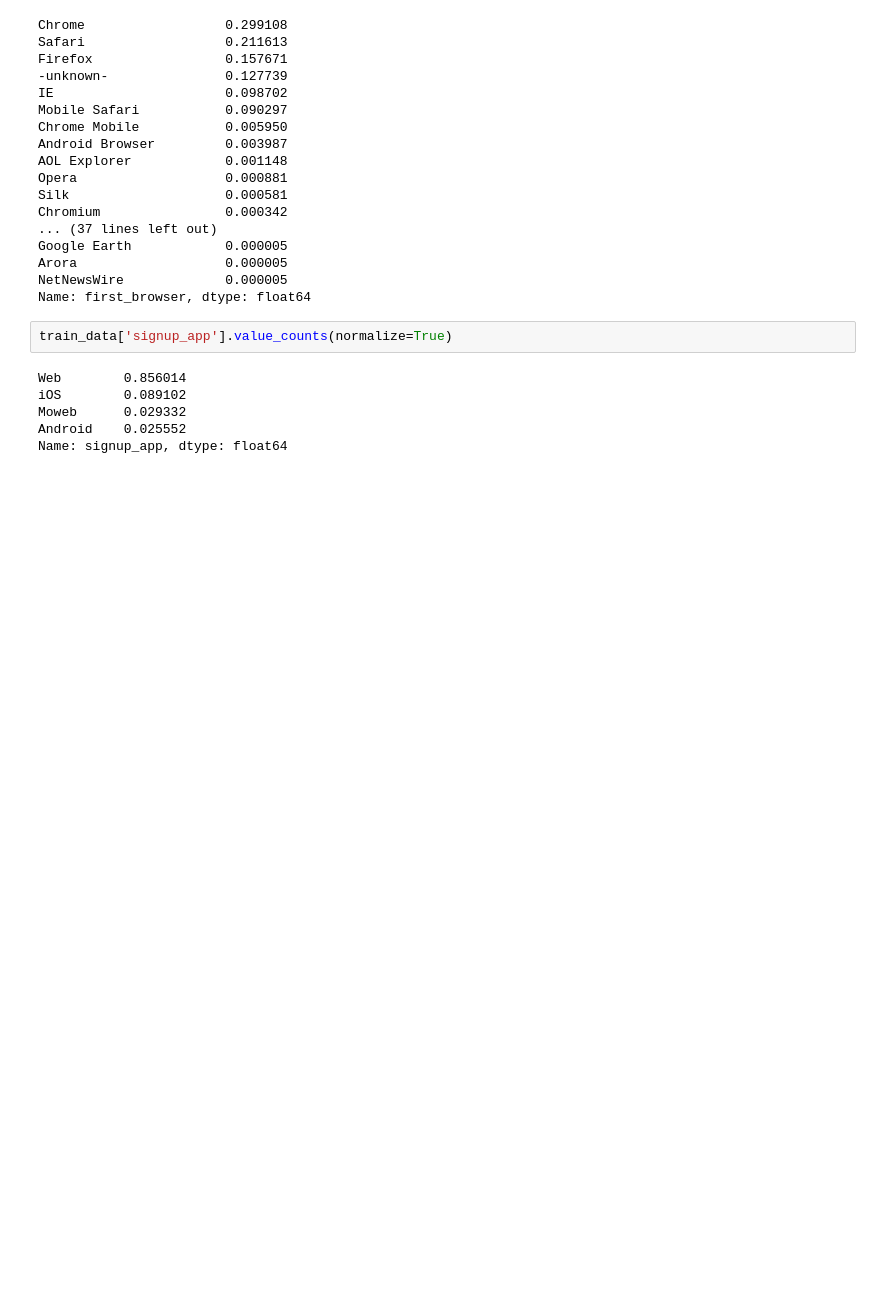
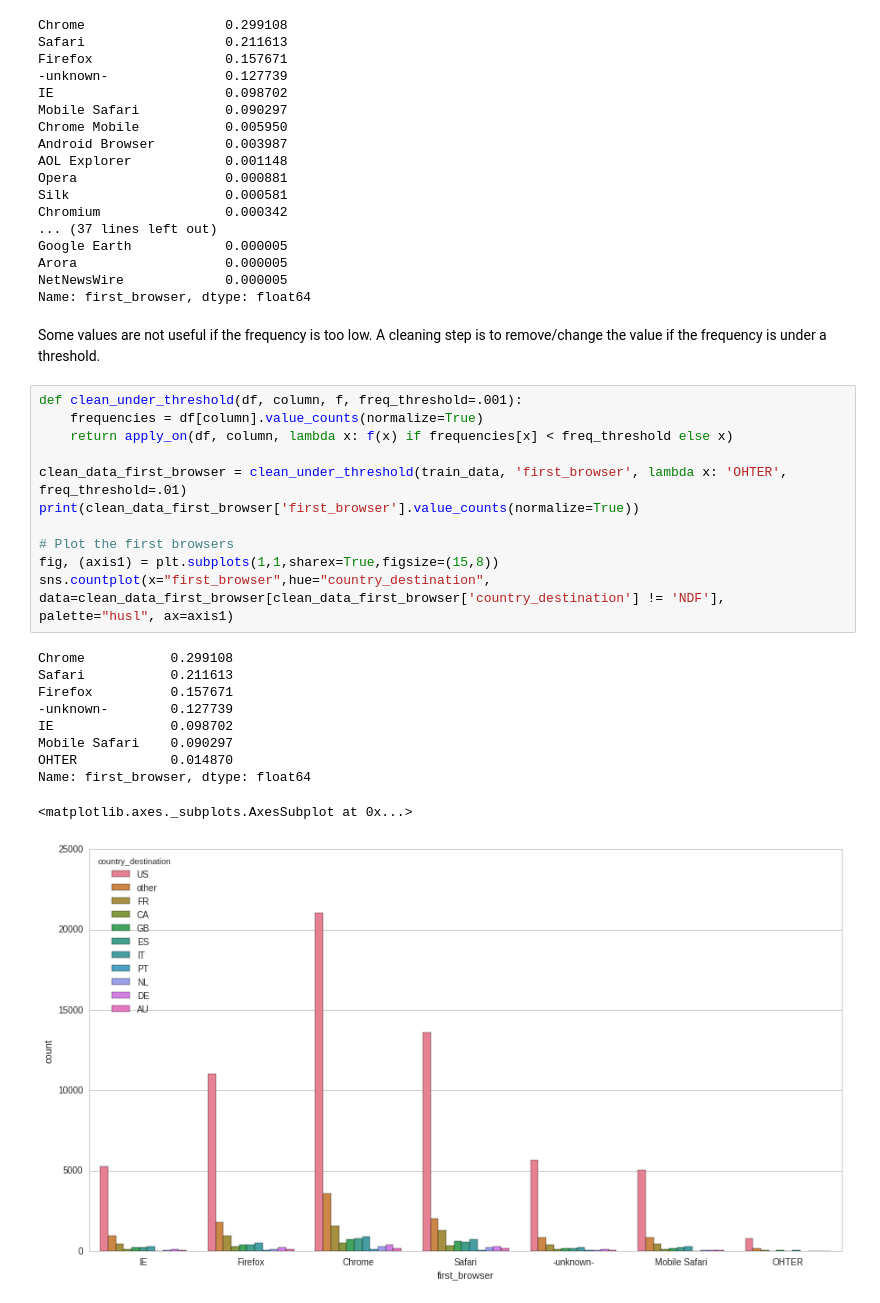
Before and after one commit to Chouffe/kaggle_airbnb_new_user_booking, a Jupyter notebook: notebooks/Capstone Project - Airbnb New user booking.ipynb, the cells around one changed output. Cells and saved outputs as stored; diff of their text form; blank space fills up the shorter version.

```diff
--- a/notebooks/Capstone Project - Airbnb New user booking.ipynb
+++ b/notebooks/Capstone Project - Airbnb New user booking.ipynb
@@ -241,11 +325,28 @@ Google Earth            0.000005
 Arora                   0.000005
 NetNewsWire             0.000005
 Name: first_browser, dtype: float64
-# %%
-train_data['signup_app'].value_counts(normalize=True)
-# %% [output]
-Web        0.856014
-iOS        0.089102
-Moweb      0.029332
-Android    0.025552
-Name: signup_app, dtype: float64
+# %% [markdown]
+Some values are not useful if the frequency is too low.
+A cleaning step is to remove/change the value if the frequency is under a threshold.
+# %%
+def clean_under_threshold(df, column, f, freq_threshold=.001):
+    frequencies = df[column].value_counts(normalize=True)
+    return apply_on(df, column, lambda x: f(x) if frequencies[x] < freq_threshold else x)
+
+clean_data_first_browser = clean_under_threshold(train_data, 'first_browser', lambda x: 'OHTER', freq_threshold=.01)
+print(clean_data_first_browser['first_browser'].value_counts(normalize=True))
+
+# Plot the first browsers
+fig, (axis1) = plt.subplots(1,1,sharex=True,figsize=(15,8))
+sns.countplot(x="first_browser",hue="country_destination", data=clean_data_first_browser[clean_data_first_browser['country_destination'] != 'NDF'], palette="husl", ax=axis1)
+# %% [output]
+Chrome           0.299108
+Safari           0.211613
+Firefox          0.157671
+-unknown-        0.127739
+IE               0.098702
+Mobile Safari    0.090297
+OHTER            0.014870
+Name: first_browser, dtype: float64
+<matplotlib.axes._subplots.AxesSubplot at 0x...>
+[figure, added]
```
Also changed, not shown: parts of 15 cells of this notebook, 12 other files.
